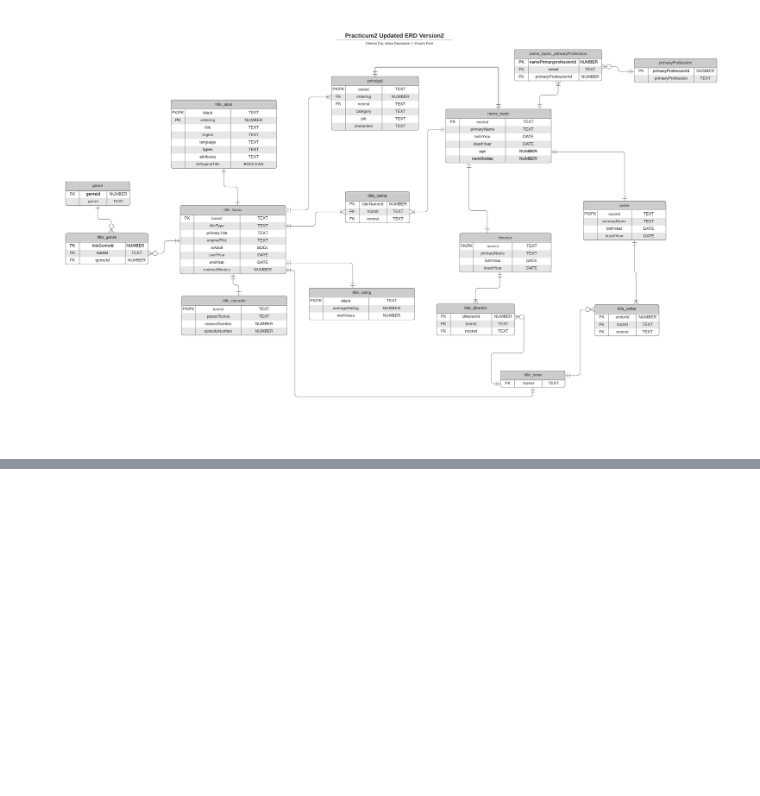
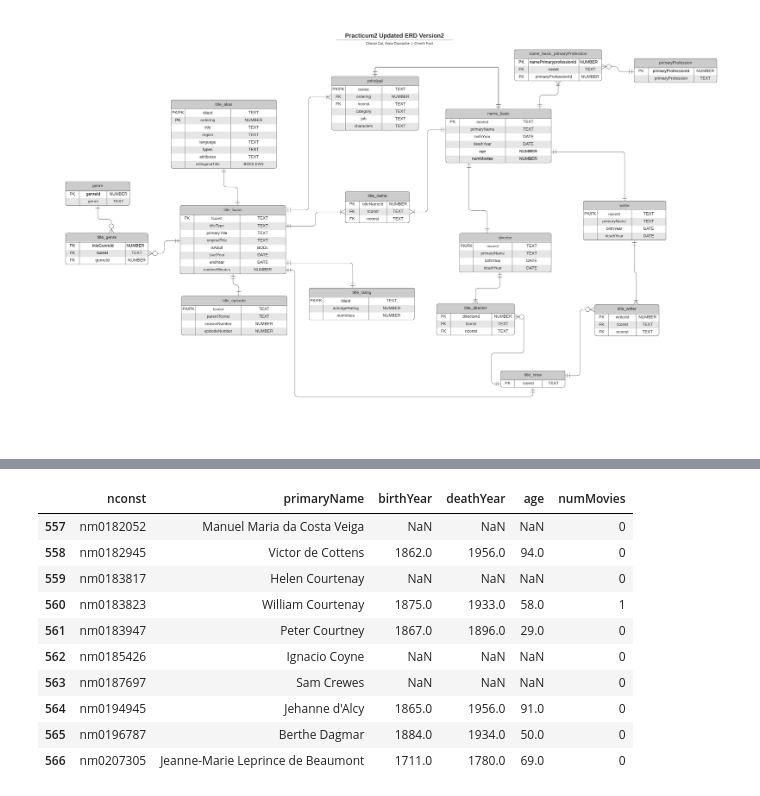
Before and after one commit to xiaohaiguicc/Practicum, a Jupyter notebook: Journaling.ipynb, the cells around one changed output, grey strips where cells are left out. Saved outputs shown, nothing was run; the diff lists cells and outputs as text; code cells hidden in the pictures; blank space fills up the shorter version.

```diff
--- a/Journaling.ipynb
+++ b/Journaling.ipynb
@@ -98,0 +685,34 @@ IGNORE 1 LINES
+# %%
+cursor.execute("SET SQL_SAFE_UPDATES = 0")
+update_age_sql = ("""
+UPDATE IMDb.name_basic
+SET age = IFNULL(deathYear, 2020) - birthYear
+""")
+update_numMovies_sql = ("""
+UPDATE IMDb.name_basic as NB
+LEFT JOIN (SELECT TP.nconst as nameId, COUNT(DISTINCT TP.tconst) as movieCount
+ FROM IMDb.name_basic as NAB, IMDb.principal as TP, IMDb.title_basic as TB
+ WHERE TP.nconst = NAB.nconst AND TP.tconst = TB.tconst AND TB.titleType = 'movie'
+ GROUP BY TP.nconst) AS subTable
+ON NB.nconst = subTable.nameId
+SET NB.numMovies = IFNULL(subTable.movieCount, 0)
+""")
+cursor.execute(update_age_sql)
+cursor.execute(update_numMovies_sql)
+cursor.execute("SET SQL_SAFE_UPDATES = 1")
+
+# updated name_basic
+df = pd.read_sql_query("SELECT * FROM name_basic", mydb)
+df.tail(10)
+# %% [output]
+|  | nconst | primaryName | birthYear | deathYear | age | numMovies |
+| 557 | nm0182052 | Manuel Maria da Costa Veiga | NaN | NaN | NaN | 0 |
+| 558 | nm0182945 | Victor de Cottens | 1862.0 | 1956.0 | 94.0 | 0 |
+| 559 | nm0183817 | Helen Courtenay | NaN | NaN | NaN | 0 |
+| 560 | nm0183823 | William Courtenay | 1875.0 | 1933.0 | 58.0 | 1 |
+| 561 | nm0183947 | Peter Courtney | 1867.0 | 1896.0 | 29.0 | 0 |
+| 562 | nm0185426 | Ignacio Coyne | NaN | NaN | NaN | 0 |
+| 563 | nm0187697 | Sam Crewes | NaN | NaN | NaN | 0 |
+| 564 | nm0194945 | Jehanne d'Alcy | 1865.0 | 1956.0 | 91.0 | 0 |
+| 565 | nm0196787 | Berthe Dagmar | 1884.0 | 1934.0 | 50.0 | 0 |
+| 566 | nm0207305 | Jeanne-Marie Leprince de Beaumont | 1711.0 | 1780.0 | 69.0 | 0 |
```
Also changed, not shown: parts of 43 cells of this notebook.
